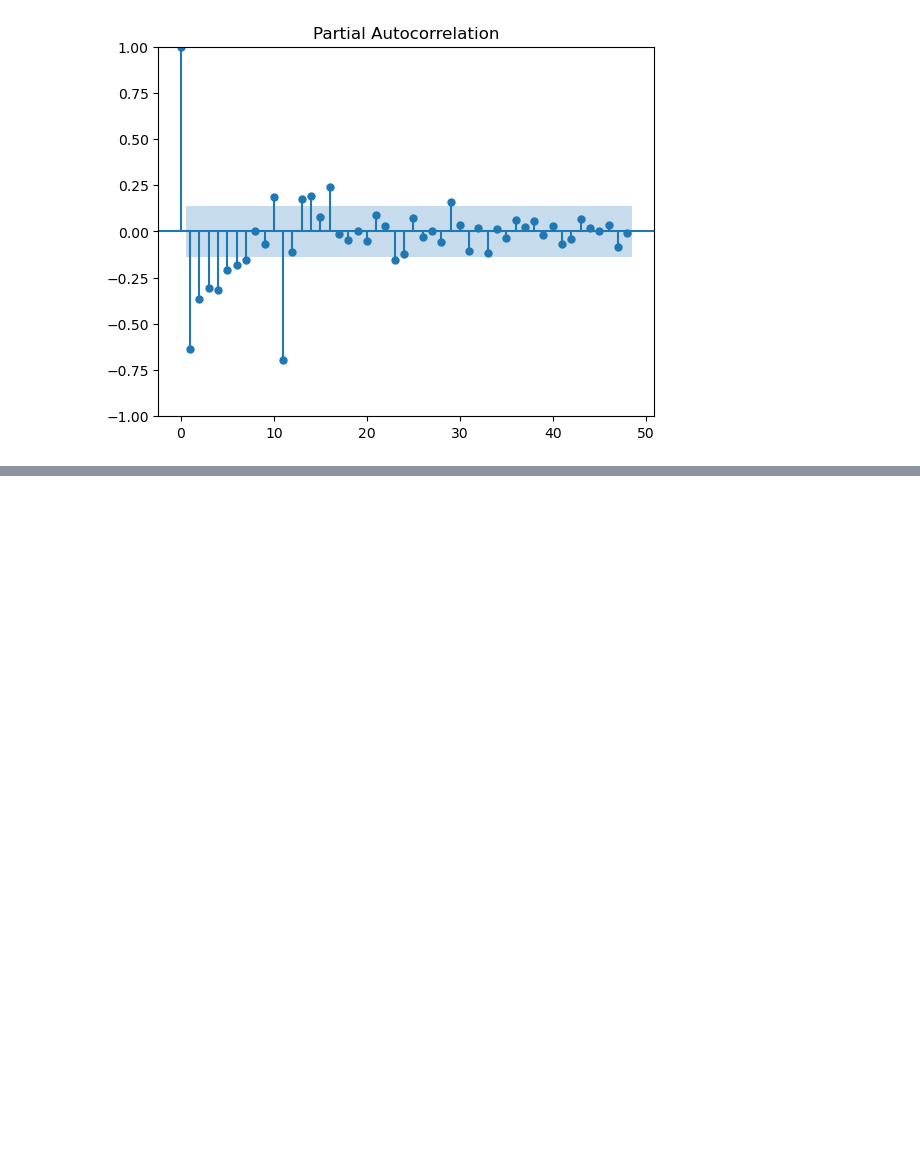
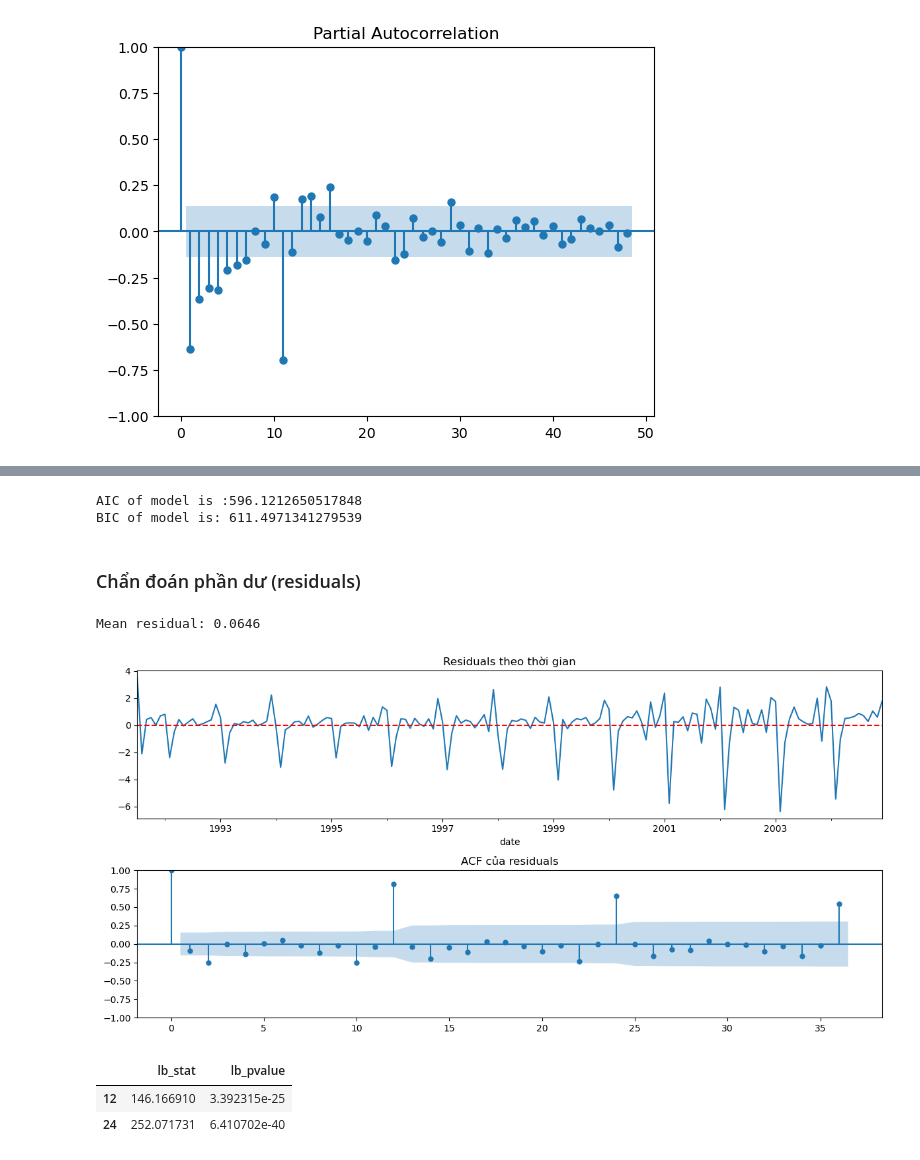
Before and after one commit to HoraCompany-VN/Times-Series-Gr3, a Jupyter notebook: Lab2/BT_Normal/src/Lab2_Normal.ipynb, the cells around one changed output, grey strips where cells are left out. Cells and saved outputs as stored; diff of their text form; code cells hidden in the pictures; blank space fills up the shorter version.

```diff
--- a/Lab2/BT_Normal/src/Lab2_Normal.ipynb
+++ b/Lab2/BT_Normal/src/Lab2_Normal.ipynb
@@ -336,0 +342,12 @@ plt.show()
+# %%
+p, d, q = 2, 2, 2
+# %%
+train_end = datetime(2004, 12, 1) #2004-12-01
+test_end = datetime(2008, 6, 1) #2008-06-01
+
+train_data = df[:train_end]
+test_data = df[train_end + timedelta(days=1) : test_end]
+# %%
+model = ARIMA(train_data, order=(p, d, q))
+# %%
+model_fit = model.fit()
@@ -336,0 +377,26 @@ plt.show()
+# %%
+AIC1 = model_fit.aic
+BIC1 = model_fit.bic
+print(f"AIC of model is :{AIC1} \nBIC of model is: {BIC1}")
+# %% [output]
+AIC of model is :596.1212650517848
+BIC of model is: 611.4971341279539
+# %% [markdown]
+### Chẩn đoán phần dư (residuals)
+# %%
+resid = model_fit.resid.dropna()
+print(f"Mean residual: {resid.mean():.4f}")
+
+fig, axes = plt.subplots(2, 1, figsize=(12, 6))
+resid.plot(ax=axes[0], title="Residuals theo thời gian")
+axes[0].axhline(0, color="red", linestyle="--")
+plot_acf(resid, lags=36, ax=axes[1], title="ACF của residuals")
+plt.tight_layout(); plt.show()
+
+acorr_ljungbox(resid, lags=[12, 24], return_df=True)
+# %% [output]
+Mean residual: 0.0646
+[figure, added]
+|  | lb_stat | lb_pvalue |
+| 12 | 146.166910 | 3.392315e-25 |
+| 24 | 252.071731 | 6.410702e-40 |
```
Also changed, not shown: parts of 11 cells of this notebook, 2 other files.
